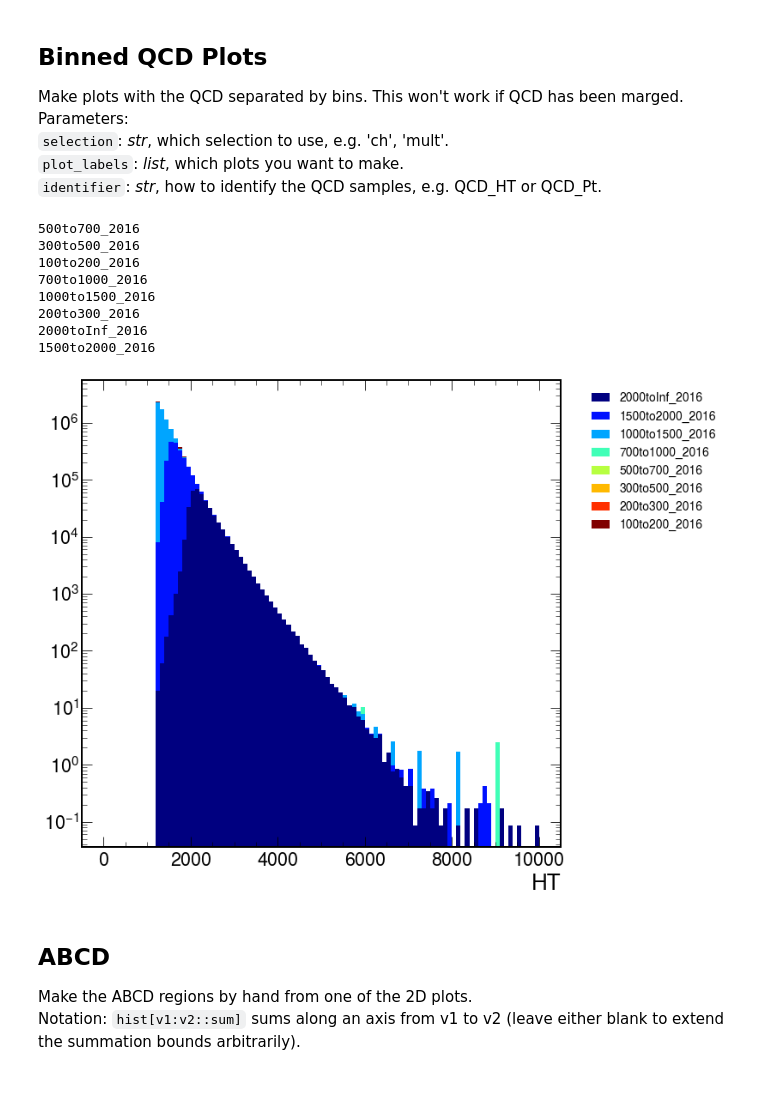
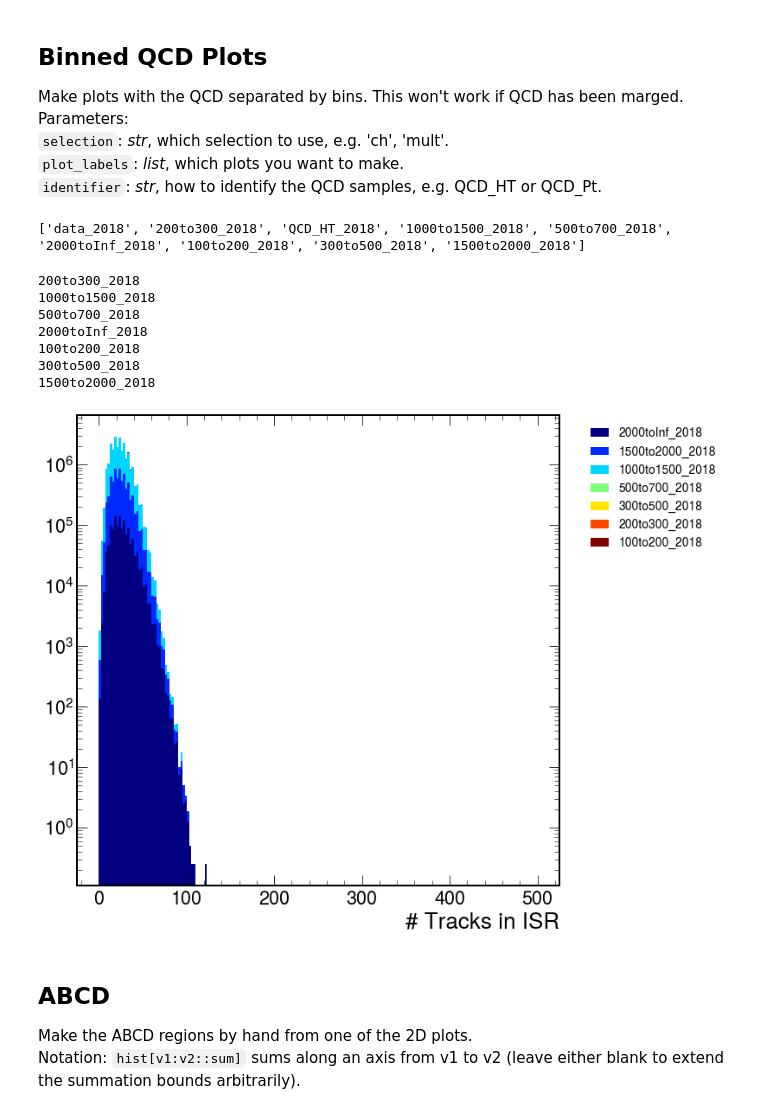
Before and after one commit to SUEPPhysics/SUEPCoffea_dask, a Jupyter notebook: plotting/plot.ipynb, the cells around one changed output. Saved outputs shown, nothing was run; the diff lists cells and outputs as text; code cells hidden in the pictures; blank space fills up the shorter version.

```diff
--- a/plotting/plot.ipynb
+++ b/plotting/plot.ipynb
@@ -149,15 +156,17 @@ Parameters:<br>
 `plot_labels`: _list of str_, which plots to make.
 # %%
 selection = 'Cluster'
-plot_labels = ['A_SUEP_nconst']
-density = True
+plot_labels = ['A_ht']
+density = False
+sample1 = 'QCD_HT_2016'
+sample2 = 'data_2016'
 
 for plot_label in plot_labels:
 
     plot_label += '_'+selection
 
-    h1 = plots['QCD_HT'][plot_label][::1j]
-    h2 = plots['data'][plot_label][::1j]
+    h1 = plots[sample1][plot_label][::1j]
+    h2 = plots[sample2][plot_label][::1j]
 
     # our custom ratio calculates errors differently, more appropriate for plotting densities
     if density:
@@ -214,5 +229,8 @@ x = 'ABCDEFGH'
 y = 'ADGBEHCF'
 plot_labels = ['ht_Cluster']
 for plot_label in plot_labels:
-    _ = plot_ratio_regions(plots, 'A_'+plot_label, 'QCD_HT', 'data', x, density=True)
+    fig, (ax1, ax2) = plot_ratio_regions(plots, 'A_'+plot_label,
+                           'QCD_HT_2017', 'data_2017',
+                           x, density=False)
+    fig.savefig(output_label + plot_label + file_ext, bbox_inches='tight')
 # %% [output]
@@ -363,9 +381,9 @@ All done
 ### All Ratios: 1D Plots
 For each 1D histogram, make a ratio plot between two samples.
 # %%
-plot_labels = list(plots['QCD_HT'].keys())
-density = True
-combos = [['QCD_HT','data'],['QCD_Pt','data']]
+plot_labels = list(plots['QCD_HT_2018'].keys())
+density = False
+combos = [['QCD_HT_2018','data_2018']]
 
 for l1, l2 in combos:
 
@@ -401,6 +419,5 @@ for l1, l2 in combos:
         plt.savefig(output_label + outdir + plot_label +file_ext, bbox_inches='tight')
         plt.close()
 
-        print()
     print("All done")
 # %% [output]
@@ -426,8 +428,8 @@ B_SUEP_rho1_Cluster,
 # %%
 density = True
 
-plot_labels = list(plots['QCD_HT'].keys())
-combos = [['QCD_HT','QCD_HT_scout']]
+plot_labels = list(plots['QCD_HT_2018'].keys())
+combos = [['QCD_HT_2018','data_2018']]
 
 for l1, l2 in combos:
 
@@ -464,51 +466,54 @@ Parameters:<br>
 `selection`: _str_, which selection to use, e.g. 'ch', 'mult'.<br>
 `plot_labels`: _list_, which plots you want to make.<br>
 `identifier`: _str_, how to identify the QCD samples, e.g. QCD_HT or QCD_Pt.
+# %%
+print(list(plots.keys()))
+# %% [output]
+['data_2018', '200to300_2018', 'QCD_HT_2018', '1000to1500_2018', '500to700_2018', '2000toInf_2018', '100to200_2018', '300to500_2018', '1500to2000_2018']
 # %%
-plot_labels = ['ht_Cluster']
+plot_labels = ['ISR_nconst_ClusterInverted']
 #samples = ['1500to2000', '500to700', '100to200', '200to300', '300to500', '2000toInf', '1000to1500']
-samples = ['500to700_2016', '300to500_2016', '100to200_2016', '700to1000_2016', '1000to1500_2016', '200to300_2016', '2000toInf_2016', '1500to2000_2016']
-
+samples = ['200to300_2018', '1000to1500_2018', '500to700_2018',
+           '2000toInf_2018', '100to200_2018', '300to500_2018', '1500to2000_2018']
 for plot_label in plot_labels:
 
     # get hists
     hlist, labels = [], []
     for sample in samples:
         print(sample)
         hlist.append(plots[sample][plot_label])
         labels.append(sample)
 
     # not sure why, but they NEED to be color coded appropriately
     vals = []
     for key in labels:
         key = key.split("_")[0]
         keyslice = key.split("to")[0]
         val = int(keyslice)
         vals.append(val)
     hlist_sorted, labels_sorted = [], []
     for arg in np.argsort(vals)[::-1]:
         hlist_sorted.append(hlist[arg])
         labels_sorted.append(labels[arg])
 
     cmap = plt.cm.jet(np.linspace(0, 1, len(labels_sorted)))
 
     hep.histplot(hlist_sorted, yerr=True, stack=True, histtype ='fill',
                  label=labels_sorted, color=cmap)
 
     plt.legend(fontsize=14, framealpha=1, facecolor='white', shadow=True, bbox_to_anchor=(1.04,1), loc="upper left")
     plt.yscale("log")
     plt.savefig(output_label + plot_label + file_ext, bbox_inches='tight')
     plt.show()
 # %% [output]
-500to700_2016
-300to500_2016
-100to200_2016
-700to1000_2016
-1000to1500_2016
-200to300_2016
-2000toInf_2016
-1500to2000_2016
+200to300_2018
+1000to1500_2018
+500to700_2018
+2000toInf_2018
+100to200_2018
+300to500_2018
+1500to2000_2018
-[figure, old version]
+[figure, new version]
 # %% [markdown]
 ## ABCD
 Make the ABCD regions by hand from one of the 2D plots.<br>
```
Also changed, not shown: parts of 13 cells of this notebook, 2 other files.
